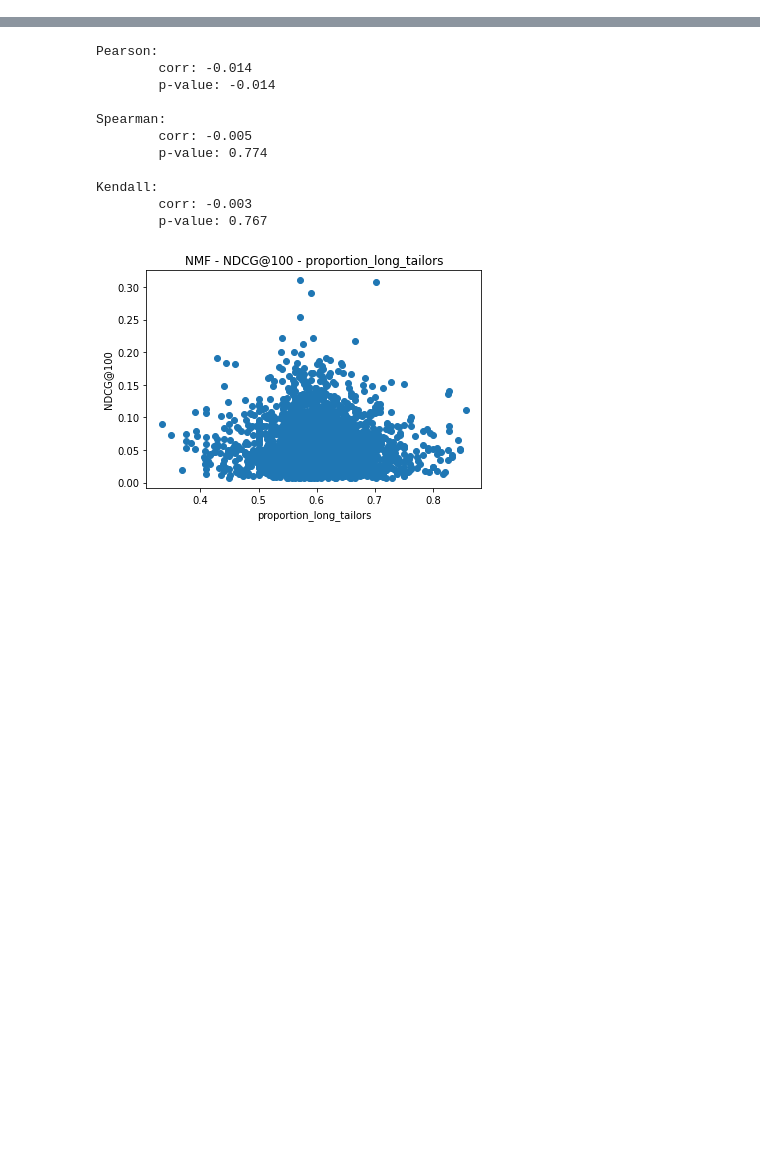
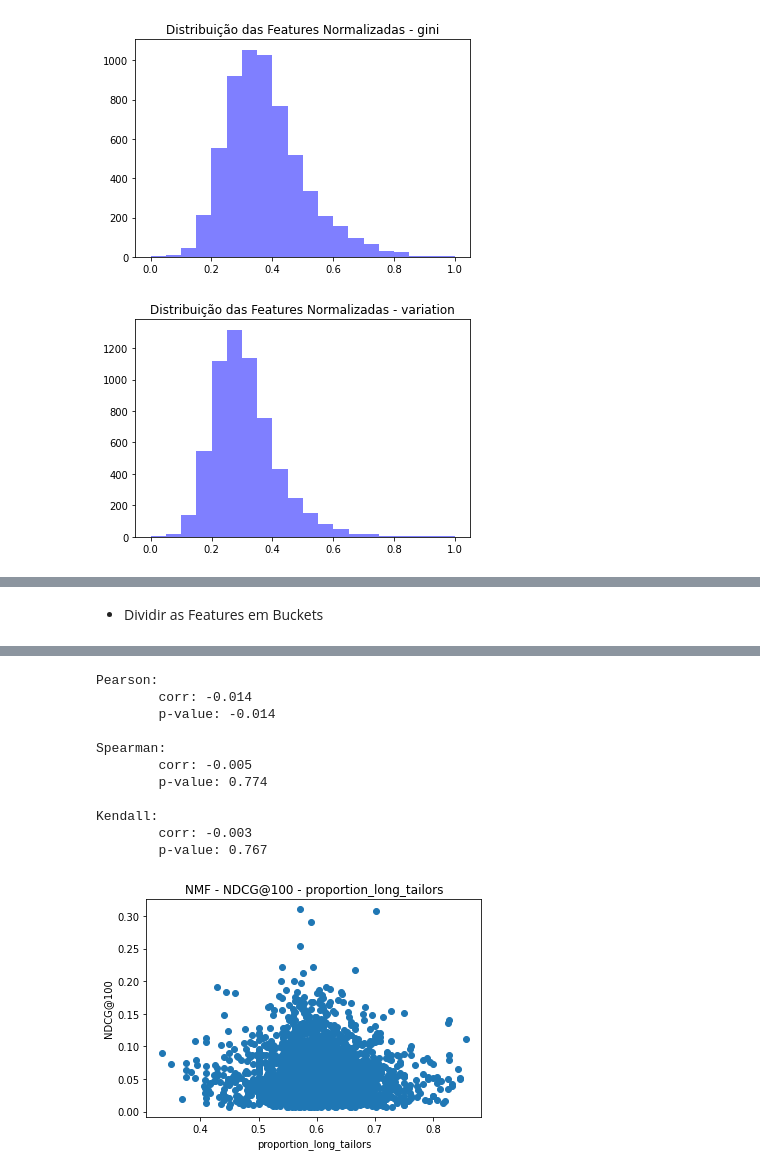
Before and after one commit to hugodavilat/recomendadores, a Jupyter notebook: explanatory_framework/features_calculator/user_features_importance.ipynb, the cells around one changed output, grey strips where cells are left out. Saved outputs shown, nothing was run; the diff lists cells and outputs as text; code cells hidden in the pictures; blank space fills up the shorter version.

```diff
--- a/explanatory_framework/features_calculator/user_features_importance.ipynb
+++ b/explanatory_framework/features_calculator/user_features_importance.ipynb
@@ -259,0 +321,36 @@ scores: [-4.30080463 -4.50404632 -3.26425408 -3.31614908 -3.84345078 -4.37537957
+# %%
+import pandas as pd
+import matplotlib.pyplot as plt
+import numpy as np
+
+DS = 'ml-1M'
+METRICS = ["gini", "variation", "num_ratings", "rating_avg",
+           "rating_std", "phi", "avg_phi", "entropy", "entropy_of_consumed_sum",
+           "entropy_of_consumed_avg", "proportion_long_tailors"]
+
+def get_features_from_pandas(df, features_str, algo):
+    X, Y = [], []
+    xs = [[] for _ in range(len(features_str))]
+
+    for i, f in enumerate(features_str):
+        xs[i] = df[[f]].to_numpy().flatten()
+    ys = df[[algo]].to_numpy().flatten()
+
+    for i in range(len(xs[0])):
+        X.append([x[i] for x in xs])
+        Y.append(ys[i])
+    return np.array(X), np.array(Y)
+# %%
+for f in METRICS:
+    df_features = pd.read_csv(f"../datasets/{DS}/normalized_user_metrics.csv",
+                              sep='\s*,\s*', index_col=0, engine='python')
+
+    feat_arr = df_features[[f]].to_numpy().flatten()
+
+    num_bins = 20
+    n, bins, patches = plt.hist(feat_arr, num_bins, facecolor='blue', alpha=0.5)
+    plt.title(f"Distribuição das Features Normalizadas - {f}")
+    plt.show()
+# %% [output]
+[figure, added]
+[figure, added]
@@ -259,0 +377,2 @@ scores: [-4.30080463 -4.50404632 -3.26425408 -3.31614908 -3.84345078 -4.37537957
+# %% [markdown]
++ Dividir as Features em Buckets
```
Also changed, not shown: parts of 15 cells of this notebook, 2 other files.
